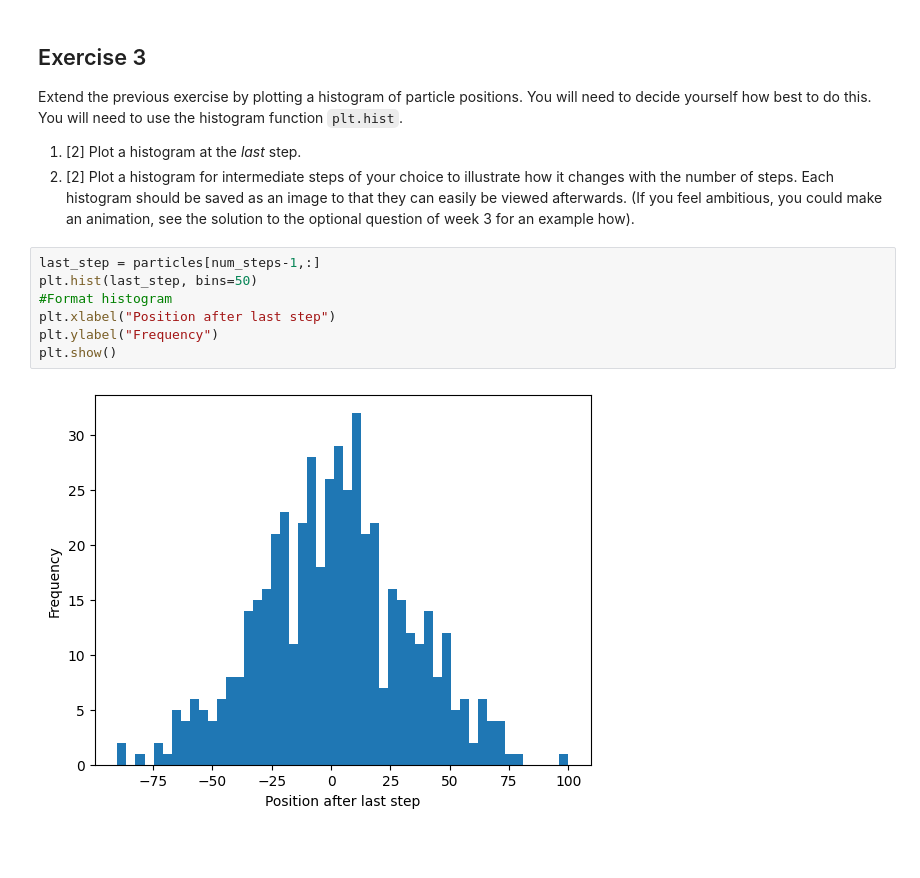
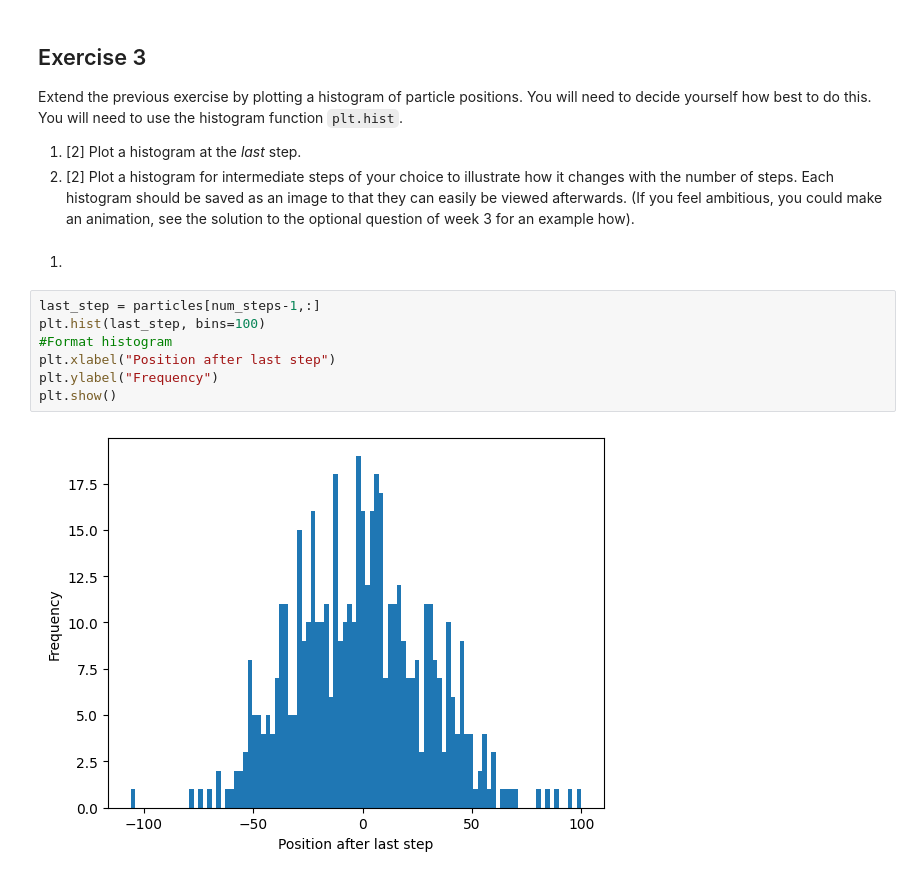
Before and after one commit to PX2145-2025/week-7-b-Morley-James, a Jupyter notebook: Random_walk.ipynb, the cells around one changed output. Saved outputs shown, nothing was run; the diff lists cells and outputs as text; blank space fills up the shorter version.

```diff
--- a/Random_walk.ipynb
+++ b/Random_walk.ipynb
@@ -226,12 +226,14 @@ Extend the previous exercise by plotting a histogram of particle positions. You
 
  1. [2] Plot a histogram at the _last_ step.
  2. [2] Plot a histogram for intermediate steps of your choice to illustrate how it changes with the number of steps. Each histogram should be saved as an image to that they can easily be viewed afterwards. (If you feel ambitious, you could make an animation, see the solution to the optional question of week 3 for an example how).
+# %% [markdown]
+1.
 # %%
 last_step = particles[num_steps-1,:]
-plt.hist(last_step, bins=50)
+plt.hist(last_step, bins=100)
 #Format histogram
 plt.xlabel("Position after last step")
 plt.ylabel("Frequency")
 plt.show()
 # %% [output]
-[figure, old version]
+[figure, new version]
```
Also changed, not shown: parts of 22 cells of this notebook.
